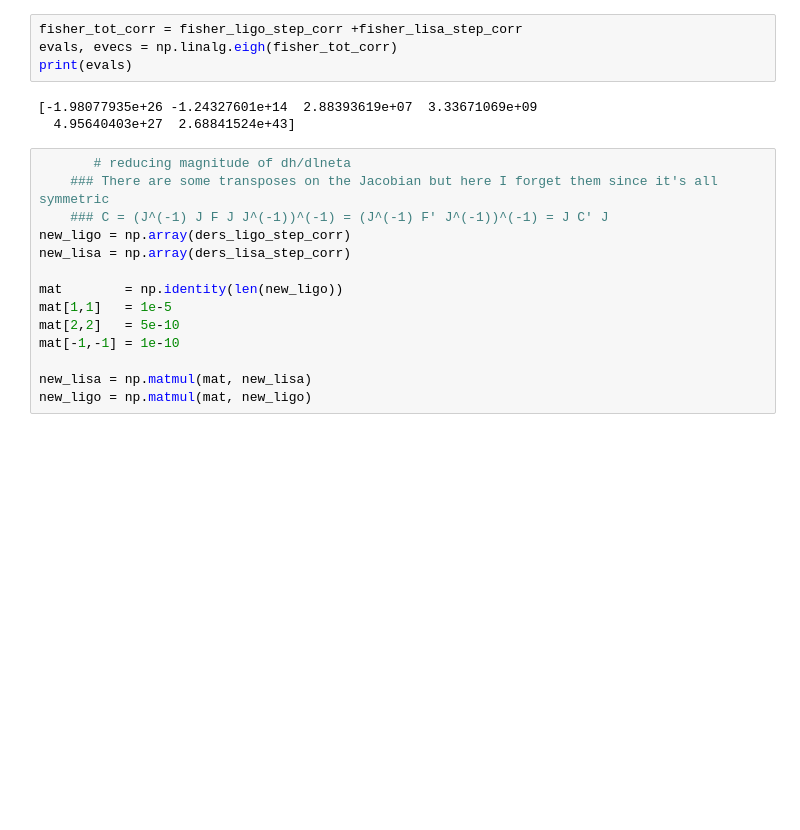
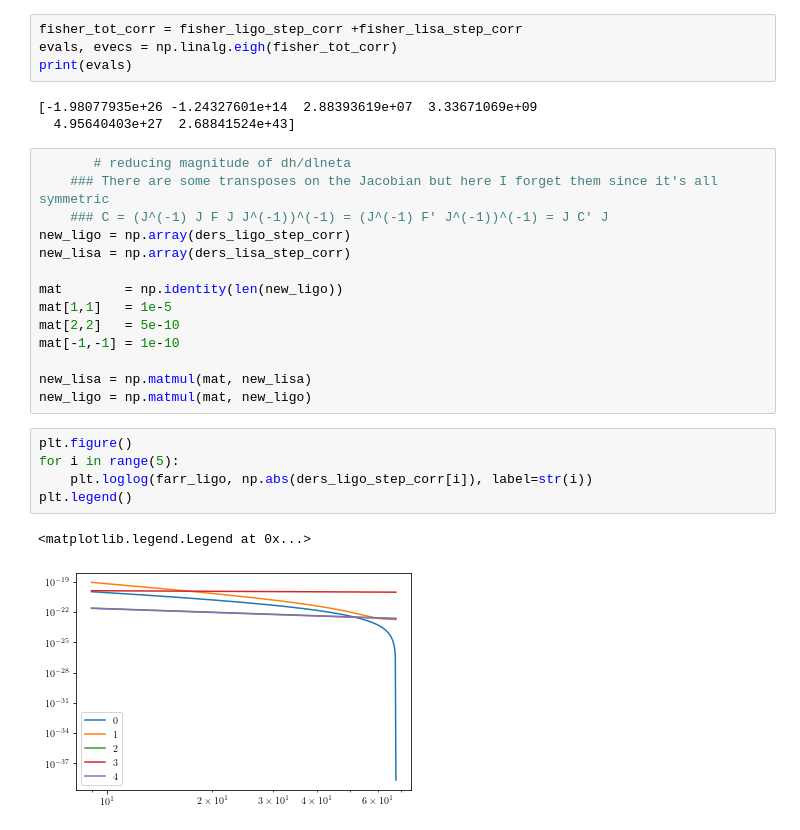
Before and after one commit to AnChenPhys/multiband_MG, a Jupyter notebook: code/Mauro_new.ipynb, the cells around one changed output. Saved outputs shown, nothing was run; the diff lists cells and outputs as text; blank space fills up the shorter version.

```diff
--- a/code/Mauro_new.ipynb
+++ b/code/Mauro_new.ipynb
@@ -465,3 +467,11 @@ mat[-1,-1] = 1e-10
 
 new_lisa = np.matmul(mat, new_lisa)
 new_ligo = np.matmul(mat, new_ligo)
+# %%
+plt.figure()
+for i in range(5):
+    plt.loglog(farr_ligo, np.abs(ders_ligo_step_corr[i]), label=str(i))
+plt.legend()
+# %% [output]
+<matplotlib.legend.Legend at 0x...>
+[figure, added]
```
Also changed, not shown: parts of 16 cells of this notebook.
